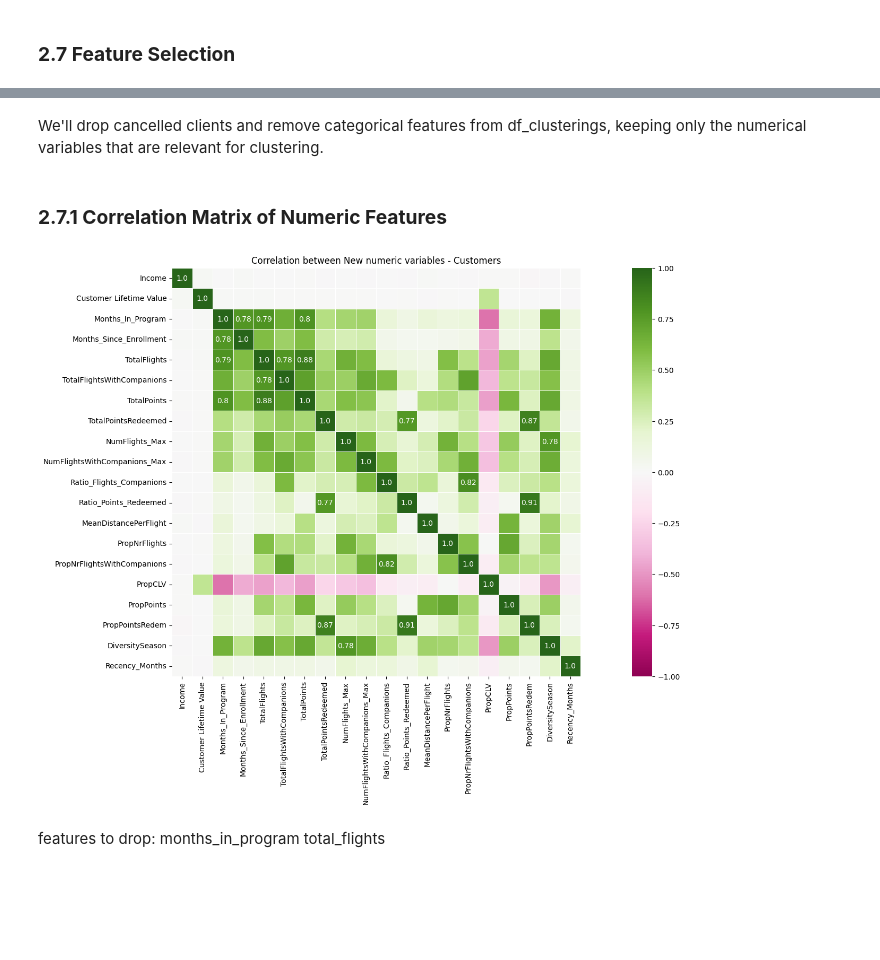
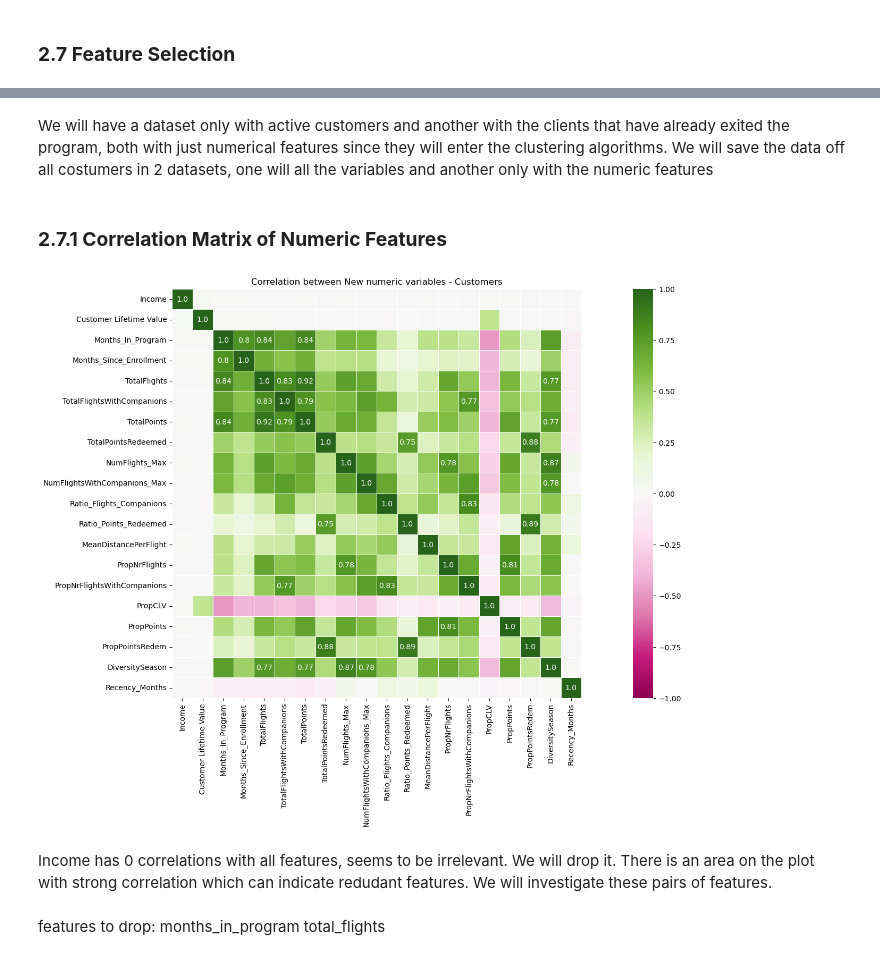
Before and after one commit to barbara-sousa-franco/Data-Mining-Project, a Jupyter notebook: Group24_Clustering_Code.ipynb, the cells around one changed output, grey strips where cells are left out. Drawn from its saved outputs; the diff is of its cells as text; code cells hidden in the pictures; blank space fills up the shorter version.

Commit message:
begin hierarical clustering

```diff
--- a/Group24_Clustering_Code.ipynb
+++ b/Group24_Clustering_Code.ipynb
@@ -184,6 +128,6 @@ There is not a clear relationship between these features. It corresponds to less
 # %%
 flights_cleaned = flightsDB.copy()
-# flights_cleaned.drop(no_flights_with_distance.index, inplace=True)
+flights_cleaned.drop(no_flights_with_distance.index, inplace=True)
 # %% [markdown]
 ### **2.4 Feature Engineering and Merging of the Datasets**
 # %% [markdown]
@@ -840,32 +823,35 @@ Index(['Income', 'Customer Lifetime Value', 'Months_In_Program',
-# %%
-df_clustering['ChurnStatus'] = df_clustering['ChurnStatus'].map({'Active': 0, 'Cancelled': 1})
-# %% [markdown]
-We'll drop cancelled clients and remove categorical features from df_clusterings, keeping only the numerical variables that are relevant for clustering.
+# %% [markdown]
+We will have a dataset only with active customers and another with the clients that have already exited the program, both with just numerical features since they will enter the clustering algorithms. We will save the data off all costumers in 2 datasets, one will all the variables and another only with the numeric features
 # %%
-df_cancelled = df_clustering[df_clustering['ChurnStatus'] == 1]
-df_clustering = df_clustering[df_clustering['ChurnStatus'] == 0]
-df_clustering = df_clustering.select_dtypes(include=[np.number]).drop(columns=['ChurnStatus'])
+df_before_clustering = df_clustering.copy()
+df_cancelled = df_before_clustering[df_before_clustering['ChurnStatus'] == 'Cancelled']
+df_cancelled = df_cancelled.select_dtypes(include=[np.number])
+df_active = df_before_clustering[df_before_clustering['ChurnStatus'] == 'Active']
+df_active = df_active.select_dtypes(include=[np.number])
+df_all = df_before_clustering.select_dtypes(include=[np.number])
 # %% [markdown]
 ### **2.7.1 Correlation Matrix of Numeric Features**
 # %%
 fig = plt.figure(figsize=(25, 10))
 
 
 # # Plot heatmap of the correlation matrix
-sns.heatmap(data=df_clustering.corr(),
-            annot=df_clustering.corr().round(2).astype(str).where(df_clustering.corr().abs() >= 0.75, ""), # Specify custom annotation
+sns.heatmap(data=df_all.corr(),
+            annot=df_all.corr().round(2).astype(str).where(df_all.corr().abs() >= 0.75, ""), # Specify custom annotation
             fmt='s', # The annotation matrix now has strings, so we need to explicitly say this
             vmin=-1, vmax=1,
             center=0, # Center the colormap at zero
             square=True, # Make each cell square-shaped
             linewidths=.5, # Add lines between cells
             cmap='PiYG' # Diverging color map
             )
 
 plt.title("Correlation between New numeric variables - Customers")
 plt.show()
 # %% [output]
-[figure, old version]
+[figure, new version]
+# %% [markdown]
+Income has 0 correlations with all features, seems to be irrelevant. We will drop it. There is an area on the plot with strong correlation which can indicate redudant features. We will investigate these pairs of features.
 # %% [markdown]
 features to drop:
 months_in_program
```
Also changed, not shown: parts of 51 cells of this notebook.
